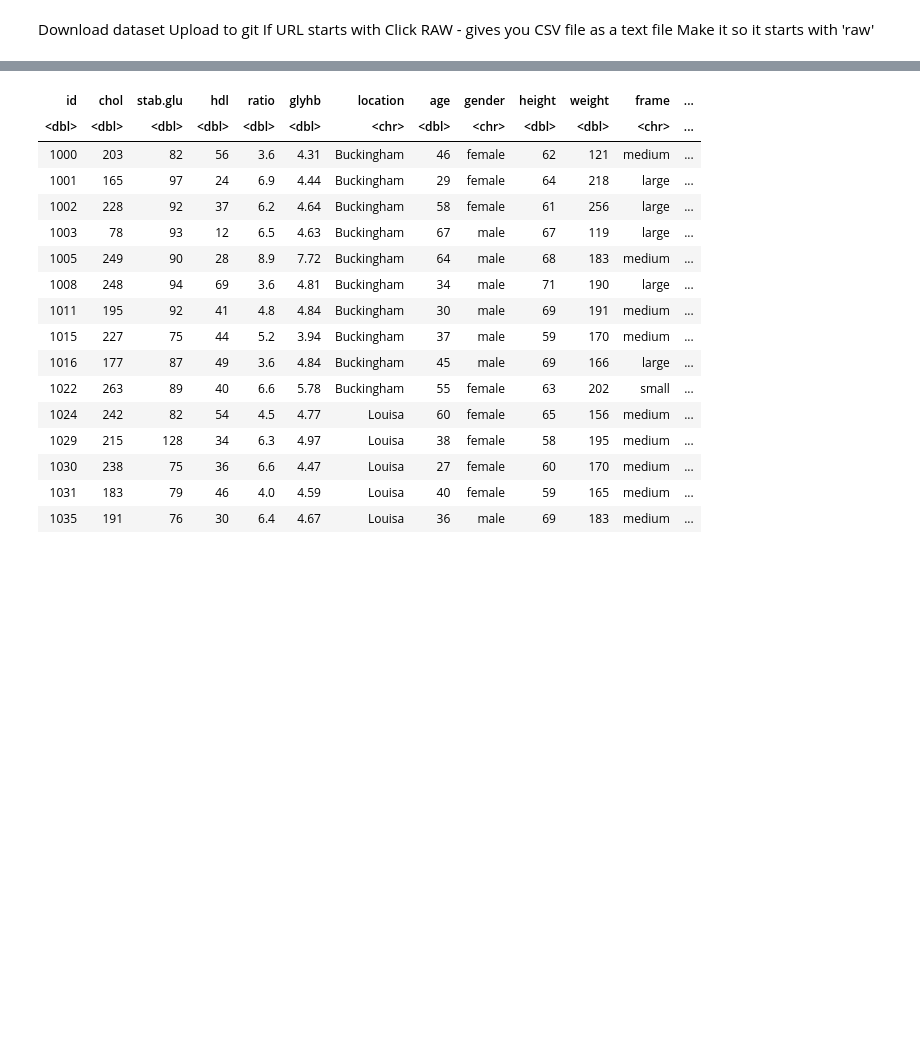
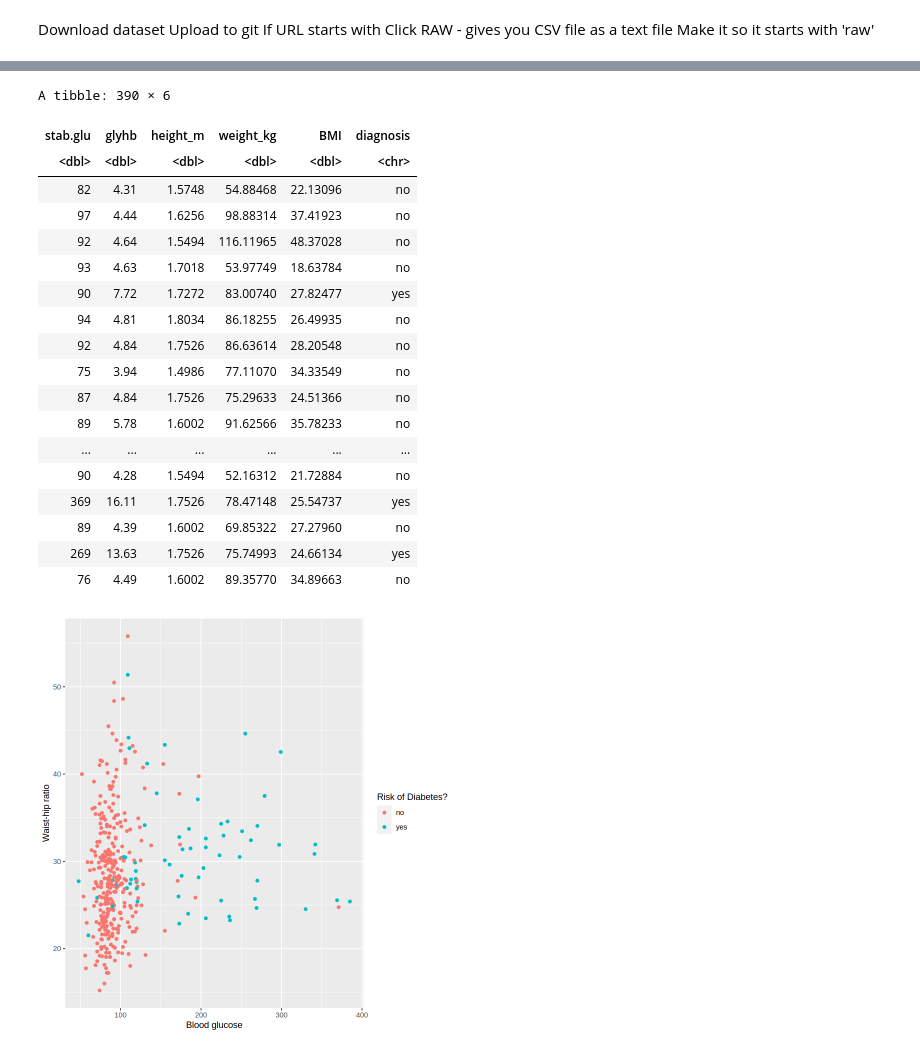
Before and after one commit to wmma2/group_18_project, a Jupyter notebook: Gr18_proposal.ipynb, the cells around one changed output, grey strips where cells are left out. Saved outputs shown, nothing was run; the diff lists cells and outputs as text; code cells hidden in the pictures; blank space fills up the shorter version.

Commit message:
Tidy data (potentially)

```diff
--- a/Gr18_proposal.ipynb
+++ b/Gr18_proposal.ipynb
@@ -54,5 +54,18 @@ If URL starts with
 Click RAW - gives you CSV file as a text file
 Make it so it starts with 'raw'
 # %%
-slice(diabetes_data, 1:15)
+test <- diabetes_data |>
+        mutate(diagnosis = if_else(glyhb > 6.5, "yes", "no")) |>
+        mutate(height_m = height*0.0254,
+               weight_kg = weight*0.45359237,
+               BMI = weight_kg/height_m^2) |>
+        select(stab.glu, glyhb, height_m, weight_kg, BMI, diagnosis) |>
+        filter(!is.na(glyhb))
+
+test_plot <- test |>
+    ggplot(aes(x = stab.glu, y = BMI, colour = diagnosis)) +
+    geom_point() +
+    labs(x = "Blood glucose", y = "Waist-hip ratio", colour = "Risk of Diabetes?")
+test_plot
+test
 # %% [output]
@@ -60,17 +74,20 @@ A spec_tbl_df: 15 × 19
+A tibble: 390 × 6
-| id | chol | stab.glu | hdl | ratio | glyhb | location | age | gender | height | weight | frame | ... |
-| <dbl> | <dbl> | <dbl> | <dbl> | <dbl> | <dbl> | <chr> | <dbl> | <chr> | <dbl> | <dbl> | <chr> | ... |
-| 1000 | 203 | 82 | 56 | 3.6 | 4.31 | Buckingham | 46 | female | 62 | 121 | medium | ... |
-| 1001 | 165 | 97 | 24 | 6.9 | 4.44 | Buckingham | 29 | female | 64 | 218 | large | ... |
-| 1002 | 228 | 92 | 37 | 6.2 | 4.64 | Buckingham | 58 | female | 61 | 256 | large | ... |
-| 1003 | 78 | 93 | 12 | 6.5 | 4.63 | Buckingham | 67 | male | 67 | 119 | large | ... |
-| 1005 | 249 | 90 | 28 | 8.9 | 7.72 | Buckingham | 64 | male | 68 | 183 | medium | ... |
-| 1008 | 248 | 94 | 69 | 3.6 | 4.81 | Buckingham | 34 | male | 71 | 190 | large | ... |
-| 1011 | 195 | 92 | 41 | 4.8 | 4.84 | Buckingham | 30 | male | 69 | 191 | medium | ... |
-| 1015 | 227 | 75 | 44 | 5.2 | 3.94 | Buckingham | 37 | male | 59 | 170 | medium | ... |
-| 1016 | 177 | 87 | 49 | 3.6 | 4.84 | Buckingham | 45 | male | 69 | 166 | large | ... |
-| 1022 | 263 | 89 | 40 | 6.6 | 5.78 | Buckingham | 55 | female | 63 | 202 | small | ... |
-| 1024 | 242 | 82 | 54 | 4.5 | 4.77 | Louisa | 60 | female | 65 | 156 | medium | ... |
-| 1029 | 215 | 128 | 34 | 6.3 | 4.97 | Louisa | 38 | female | 58 | 195 | medium | ... |
-| 1030 | 238 | 75 | 36 | 6.6 | 4.47 | Louisa | 27 | female | 60 | 170 | medium | ... |
-| 1031 | 183 | 79 | 46 | 4.0 | 4.59 | Louisa | 40 | female | 59 | 165 | medium | ... |
-| 1035 | 191 | 76 | 30 | 6.4 | 4.67 | Louisa | 36 | male | 69 | 183 | medium | ... |
+| stab.glu | glyhb | height_m | weight_kg | BMI | diagnosis |
+| <dbl> | <dbl> | <dbl> | <dbl> | <dbl> | <chr> |
+| 82 | 4.31 | 1.5748 | 54.88468 | 22.13096 | no |
+| 97 | 4.44 | 1.6256 | 98.88314 | 37.41923 | no |
+| 92 | 4.64 | 1.5494 | 116.11965 | 48.37028 | no |
+| 93 | 4.63 | 1.7018 | 53.97749 | 18.63784 | no |
+| 90 | 7.72 | 1.7272 | 83.00740 | 27.82477 | yes |
+| 94 | 4.81 | 1.8034 | 86.18255 | 26.49935 | no |
+| 92 | 4.84 | 1.7526 | 86.63614 | 28.20548 | no |
+| 75 | 3.94 | 1.4986 | 77.11070 | 34.33549 | no |
+| 87 | 4.84 | 1.7526 | 75.29633 | 24.51366 | no |
+| 89 | 5.78 | 1.6002 | 91.62566 | 35.78233 | no |
+| ... | ... | ... | ... | ... | ... |
+| 90 | 4.28 | 1.5494 | 52.16312 | 21.72884 | no |
+| 369 | 16.11 | 1.7526 | 78.47148 | 25.54737 | yes |
+| 89 | 4.39 | 1.6002 | 69.85322 | 27.27960 | no |
+| 269 | 13.63 | 1.7526 | 75.74993 | 24.66134 | yes |
+| 76 | 4.49 | 1.6002 | 89.35770 | 34.89663 | no |
+[figure, added]
```
Also changed, not shown: parts of 2 cells of this notebook.
